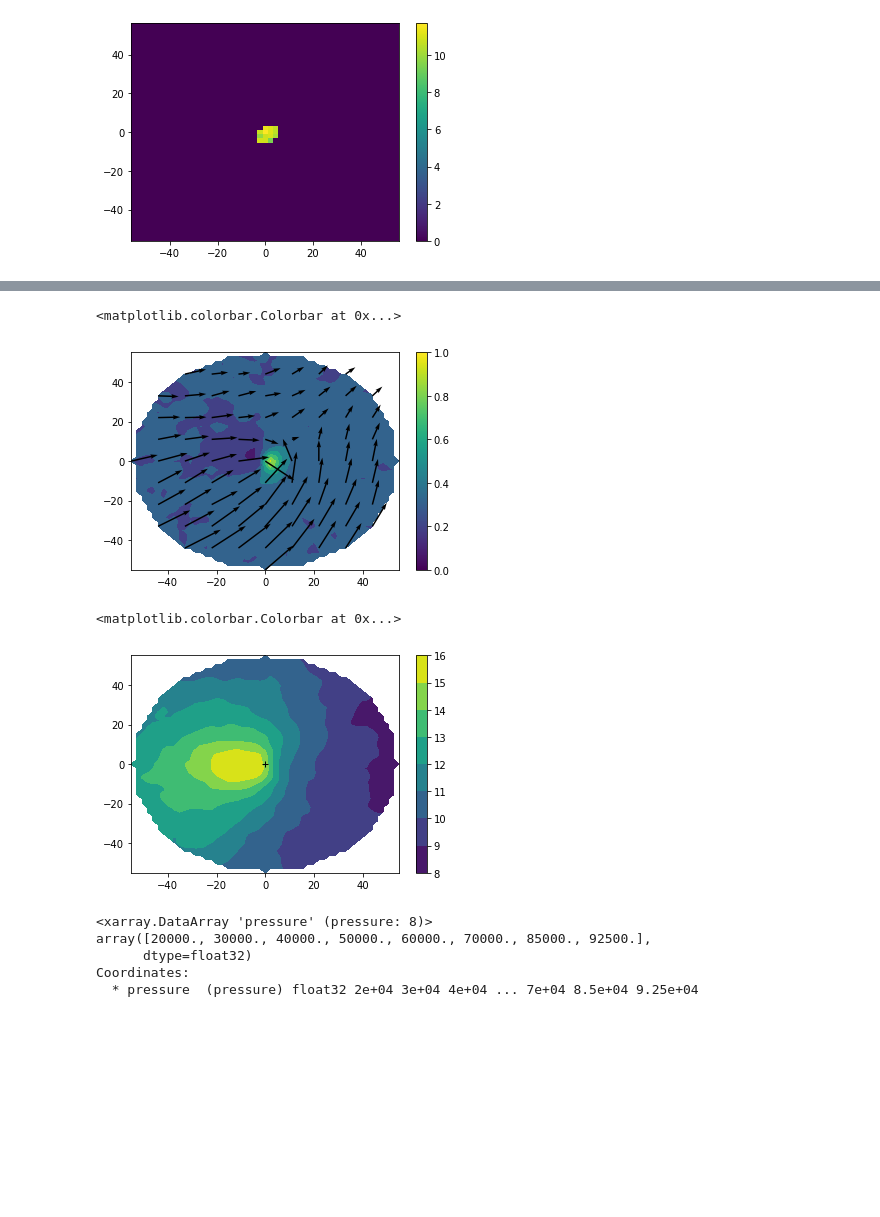
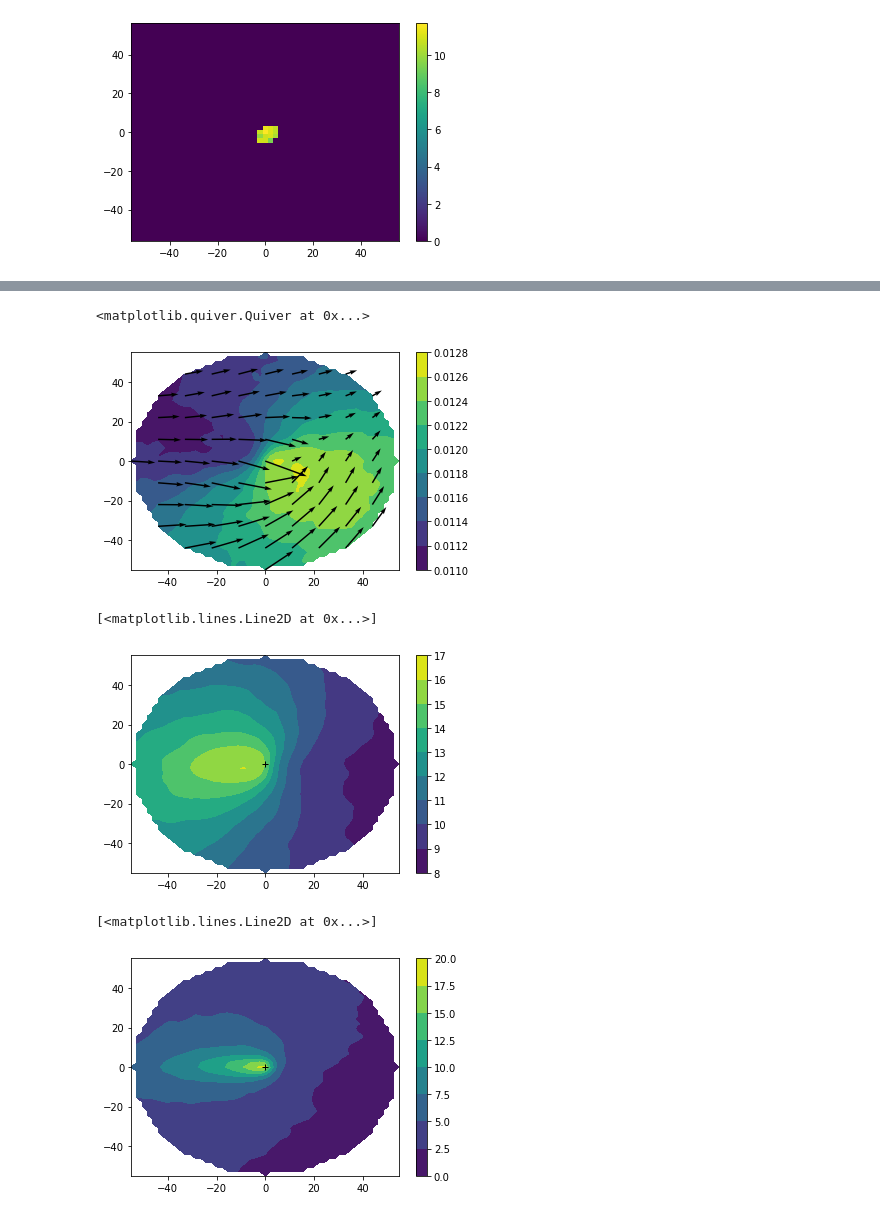
Before and after one commit to KillianBrennan/cookie_cutter, a Jupyter notebook: test_extractor.ipynb, the cells around one changed output, grey strips where cells are left out. Cells and saved outputs as stored; diff of their text form; code cells hidden in the pictures; blank space fills up the shorter version.

```diff
--- a/test_extractor.ipynb
+++ b/test_extractor.ipynb
@@ -175,24 +192,23 @@ Data variables: (12/76)
 # %%
-pressure = 850
-plt.contourf(mean.x,mean.y,mean.W.sel(pressure= pressure * 100))
+pressure = 925
+plt.contourf(mean.x,mean.y,mean.QV.sel(pressure= pressure))
+plt.colorbar()
 stride= 5
-plt.quiver(mean.x[::stride],mean.y[::stride],mean.U.sel(pressure=pressure * 100)[::stride,::stride],mean.V.sel(pressure=pressure * 100)[::stride,::stride], scale=30)
-plt.colorbar()
+plt.quiver(mean.x[::stride],mean.y[::stride],mean.U.sel(pressure=pressure)[::stride,::stride],mean.V.sel(pressure=pressure)[::stride,::stride], scale=50)
 # %% [output]
-<matplotlib.colorbar.Colorbar at 0x...>
+<matplotlib.quiver.Quiver at 0x...>
-[figure, old version]
+[figure, new version]
 # %%
 plt.contourf(mean.x,mean.y,mean.VMAX_10M)
+plt.colorbar()
 plt.plot(0,0,'k+')
-plt.colorbar()
 # %% [output]
-<matplotlib.colorbar.Colorbar at 0x...>
+[<matplotlib.lines.Line2D at 0x...>]
-[figure, old version]
+[figure, new version]
-# %%
-mean.pressure
-# %% [output]
-<xarray.DataArray 'pressure' (pressure: 8)>
-array([20000., 30000., 40000., 50000., 60000., 70000., 85000., 92500.],
-      dtype=float32)
-Coordinates:
-  * pressure  (pressure) float32 2e+04 3e+04 4e+04 ... 7e+04 8.5e+04 9.25e+04
+# %%
+plt.contourf(mean.x,mean.y,mean.W_CTMAX)
+plt.colorbar()
+plt.plot(0,0,'k+')
+# %% [output]
+[<matplotlib.lines.Line2D at 0x...>]
+[figure, added]
```
Also changed, not shown: parts of 26 cells of this notebook, 3 other files.
